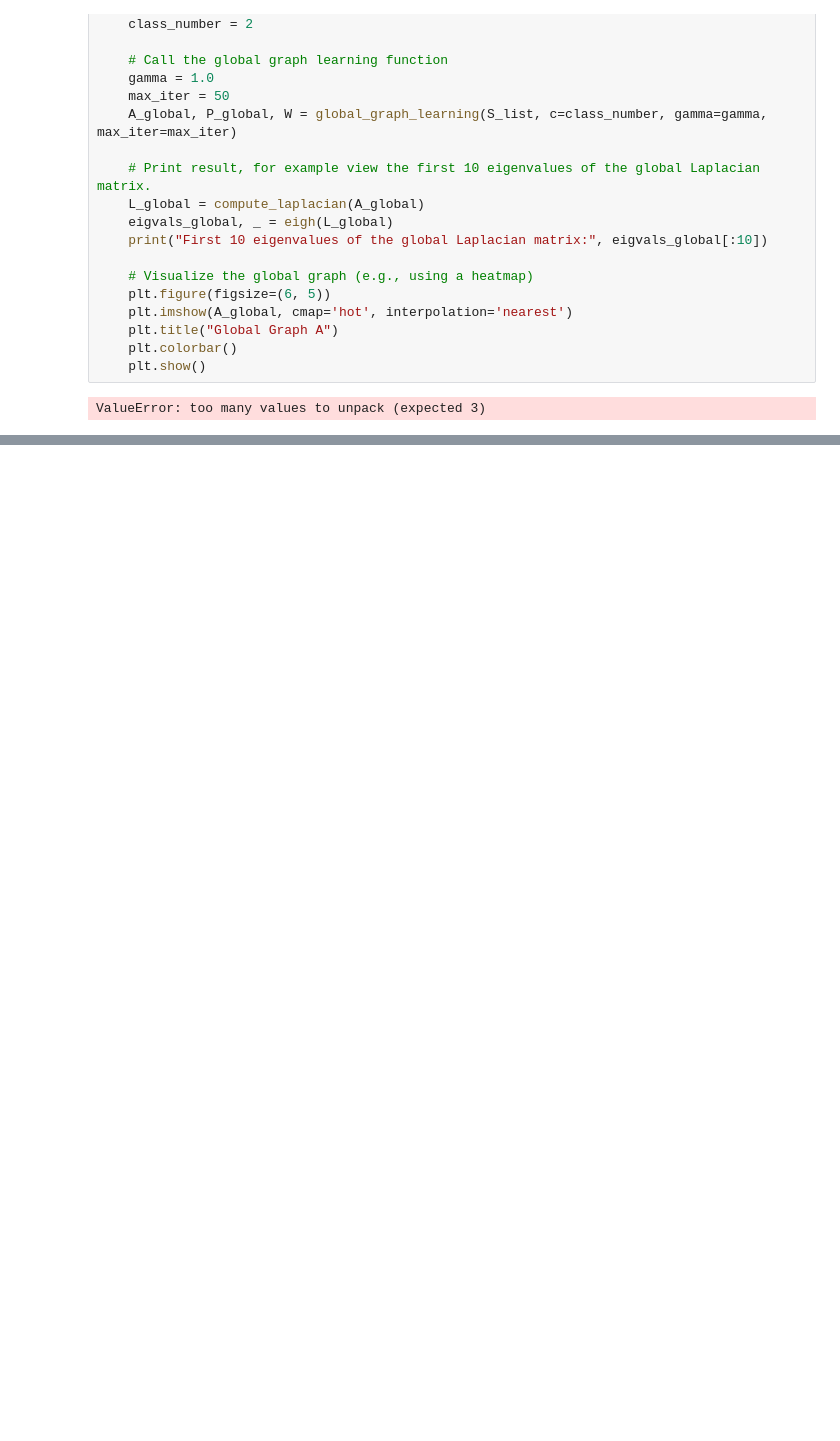
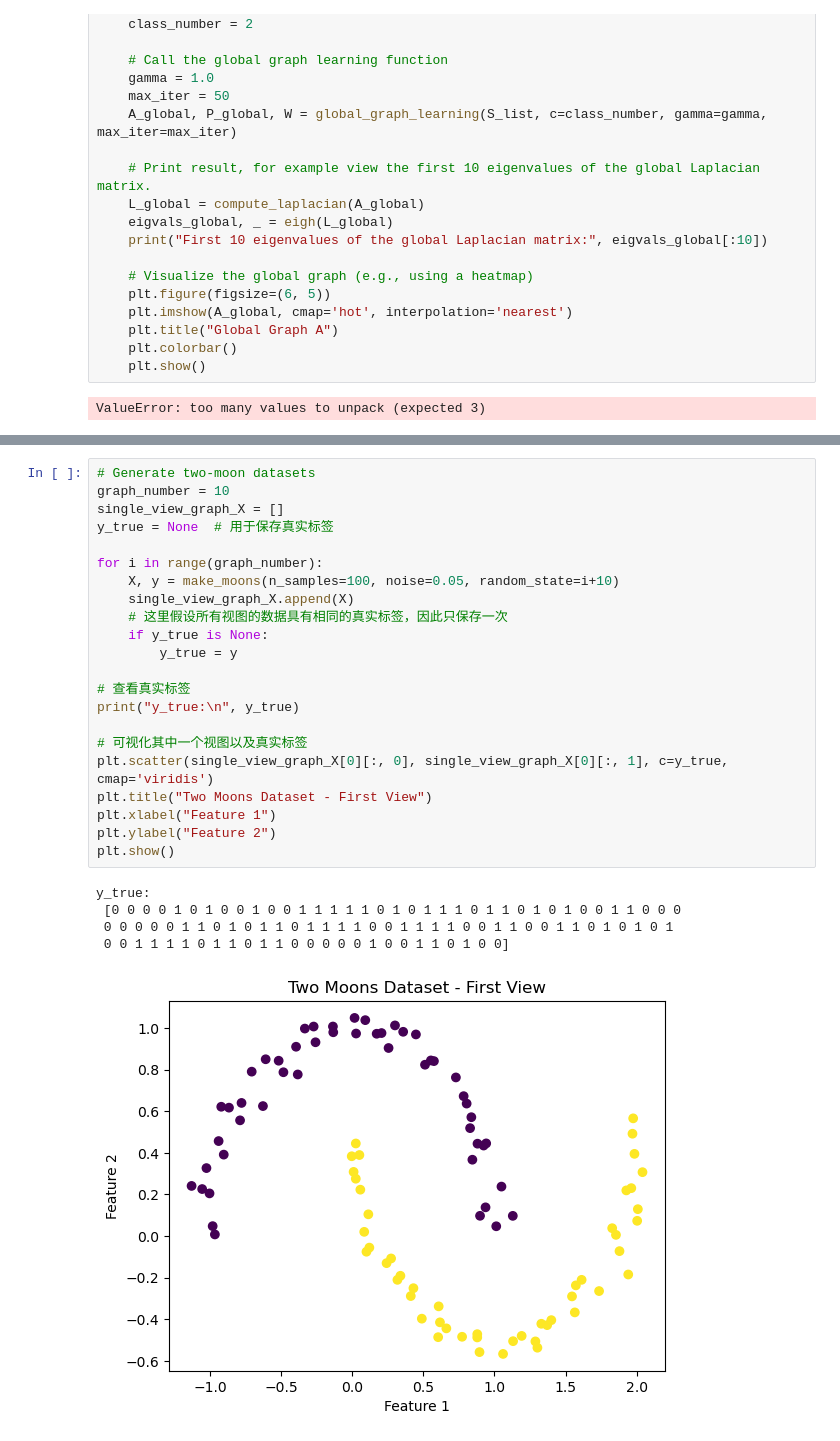
Before and after one commit to Onlycost15yens/COMP7404_group_project, a Jupyter notebook: Longxun/ylxalgo.ipynb, the cells around one changed output, grey strips where cells are left out. Saved outputs shown, nothing was run; the diff lists cells and outputs as text; blank space fills up the shorter version.

```diff
--- a/Longxun/ylxalgo.ipynb
+++ b/Longxun/ylxalgo.ipynb
@@ -428,0 +435,28 @@ ValueError: too many values to unpack (expected 3)
+# %%
+# Generate two-moon datasets
+graph_number = 10
+single_view_graph_X = []
+y_true = None  # 用于保存真实标签
+
+for i in range(graph_number):
+    X, y = make_moons(n_samples=100, noise=0.05, random_state=i+10)
+    single_view_graph_X.append(X)
+    # 这里假设所有视图的数据具有相同的真实标签，因此只保存一次
+    if y_true is None:
+        y_true = y
+
+# 查看真实标签
+print("y_true:\n", y_true)
+
+# 可视化其中一个视图以及真实标签
+plt.scatter(single_view_graph_X[0][:, 0], single_view_graph_X[0][:, 1], c=y_true, cmap='viridis')
+plt.title("Two Moons Dataset - First View")
+plt.xlabel("Feature 1")
+plt.ylabel("Feature 2")
+plt.show()
+# %% [output]
+y_true:
+ [0 0 0 0 1 0 1 0 0 1 0 0 1 1 1 1 1 0 1 0 1 1 1 0 1 1 0 1 0 1 0 0 1 1 0 0 0
+ 0 0 0 0 0 1 1 0 1 0 1 1 0 1 1 1 1 0 0 1 1 1 1 0 0 1 1 0 0 1 1 0 1 0 1 0 1
+ 0 0 1 1 1 1 0 1 1 0 1 1 0 0 0 0 0 1 0 0 1 1 0 1 0 0]
+[figure, added]
```
Also changed, not shown: parts of 3 cells of this notebook.
